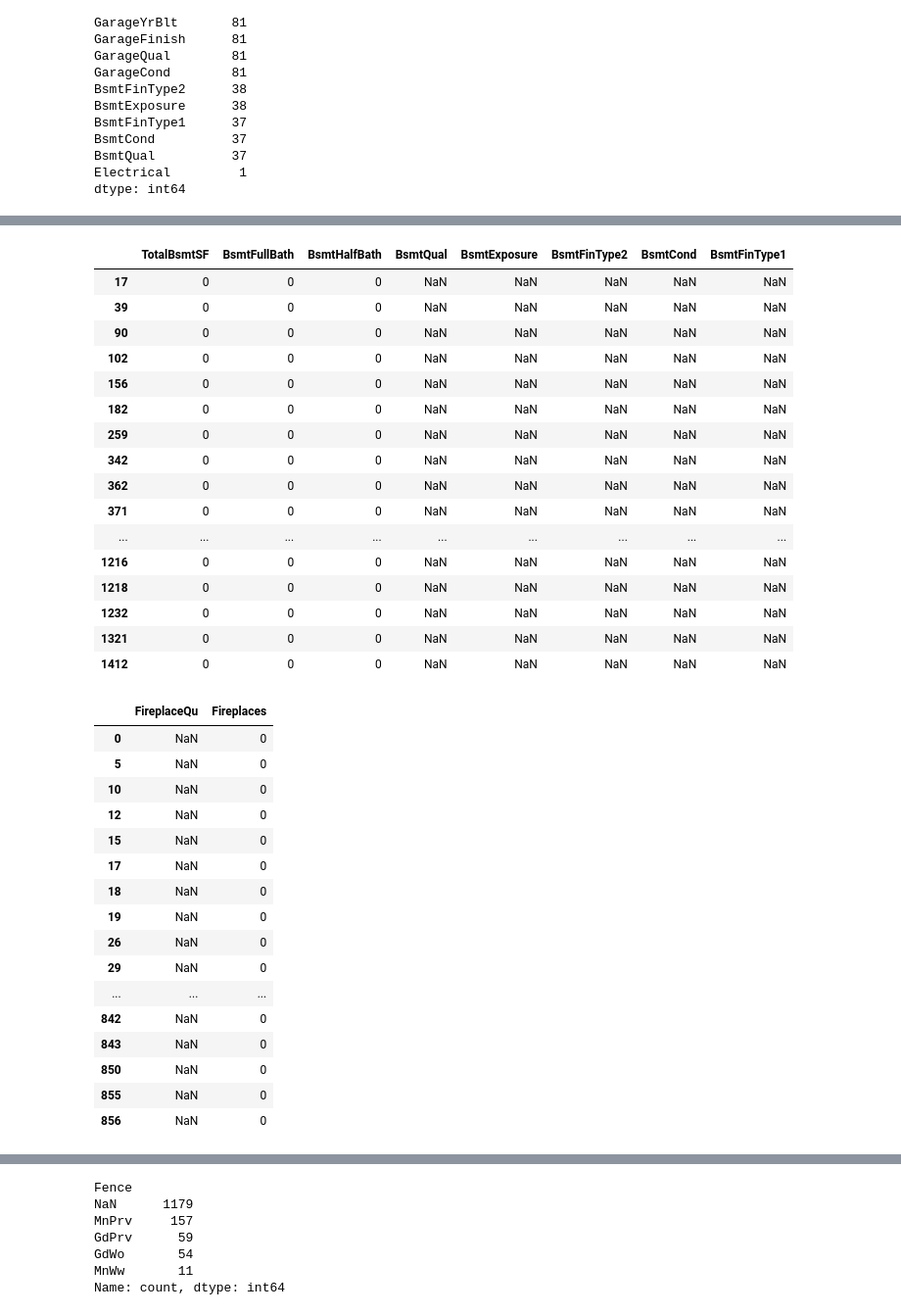
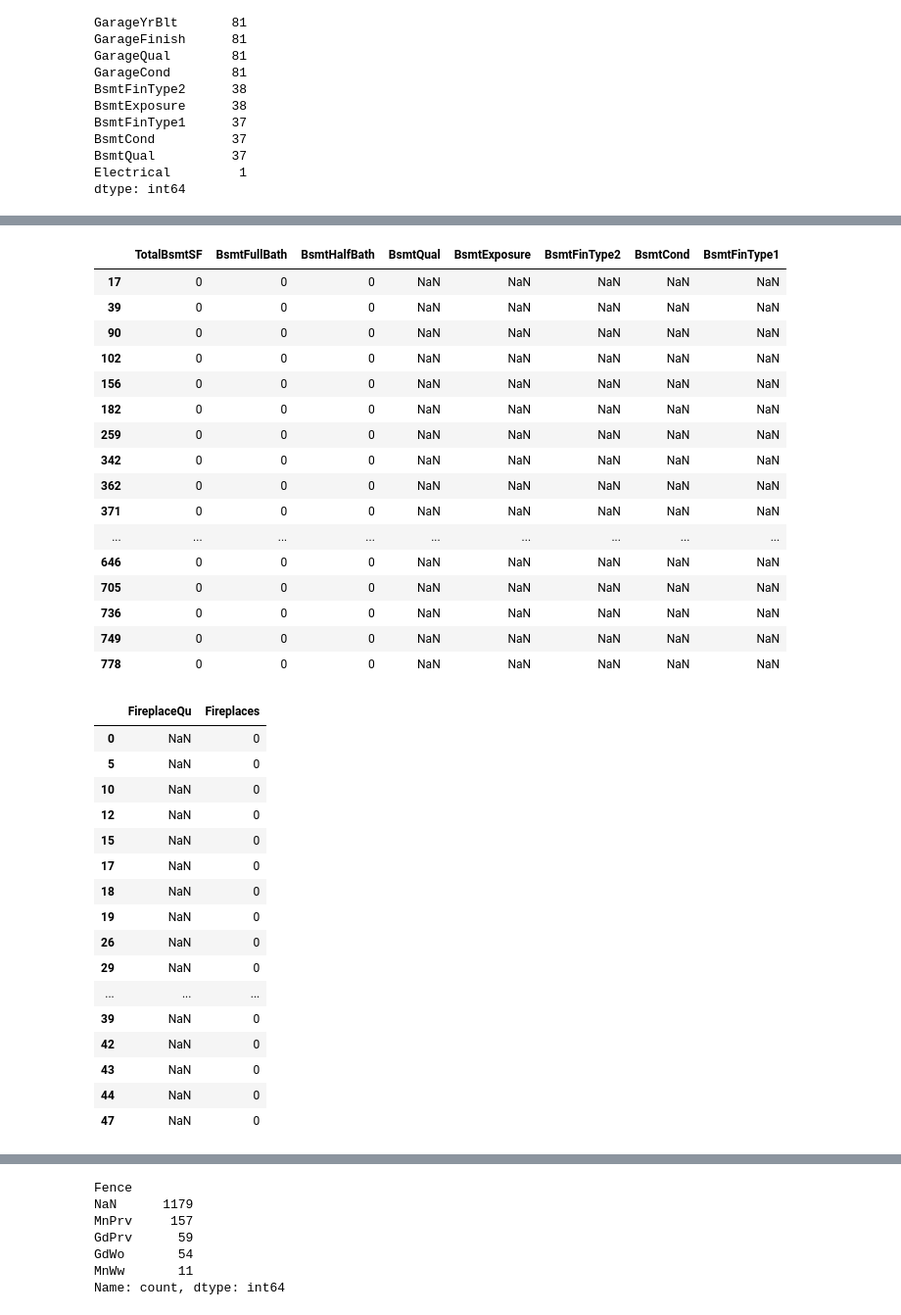
Before and after one commit to kogimurio/house_sales_prediction, a Jupyter notebook: saales_price_predictions.ipynb, the cells around one changed output, grey strips where cells are left out. Shown at 98% size. Cells and saved outputs as stored; diff of their text form; code cells hidden in the pictures.

```diff
--- a/saales_price_predictions.ipynb
+++ b/saales_price_predictions.ipynb
@@ -1,7 +1,7 @@
 # %%
 # Import dependences
 import pandas as pd
-pd.set_option('display.max_rows', None)
+# pd.set_option('display.max_rows', None)
 # %%
 # Read the Dataset
 dataset = pd.read_csv("train.csv")
@@ -1175,27 +1049,27 @@ dataset[dataset['GarageType'].isnull()][['GarageArea', 'GarageCars', 'GarageType
 # %%
 # Inspecting basement without values
-dataset[dataset['BsmtQual'].isnull()][['TotalBsmtSF', 'BsmtFullBath', 'BsmtHalfBath', 'BsmtQual', 'BsmtExposure', 'BsmtFinType2', 'BsmtCond', 'BsmtFinType1']]
+dataset[dataset['BsmtQual'].isnull()][['TotalBsmtSF', 'BsmtFullBath', 'BsmtHalfBath', 'BsmtQual', 'BsmtExposure', 'BsmtFinType2', 'BsmtCond', 'BsmtFinType1']].head(20)
 # %% [output]
 |  | TotalBsmtSF | BsmtFullBath | BsmtHalfBath | BsmtQual | BsmtExposure | BsmtFinType2 | BsmtCond | BsmtFinType1 |
 | 17 | 0 | 0 | 0 | NaN | NaN | NaN | NaN | NaN |
 | 39 | 0 | 0 | 0 | NaN | NaN | NaN | NaN | NaN |
 | 90 | 0 | 0 | 0 | NaN | NaN | NaN | NaN | NaN |
 | 102 | 0 | 0 | 0 | NaN | NaN | NaN | NaN | NaN |
 | 156 | 0 | 0 | 0 | NaN | NaN | NaN | NaN | NaN |
 | 182 | 0 | 0 | 0 | NaN | NaN | NaN | NaN | NaN |
 | 259 | 0 | 0 | 0 | NaN | NaN | NaN | NaN | NaN |
 | 342 | 0 | 0 | 0 | NaN | NaN | NaN | NaN | NaN |
 | 362 | 0 | 0 | 0 | NaN | NaN | NaN | NaN | NaN |
 | 371 | 0 | 0 | 0 | NaN | NaN | NaN | NaN | NaN |
 | ... | ... | ... | ... | ... | ... | ... | ... | ... |
-| 1216 | 0 | 0 | 0 | NaN | NaN | NaN | NaN | NaN |
-| 1218 | 0 | 0 | 0 | NaN | NaN | NaN | NaN | NaN |
-| 1232 | 0 | 0 | 0 | NaN | NaN | NaN | NaN | NaN |
-| 1321 | 0 | 0 | 0 | NaN | NaN | NaN | NaN | NaN |
-| 1412 | 0 | 0 | 0 | NaN | NaN | NaN | NaN | NaN |
+| 646 | 0 | 0 | 0 | NaN | NaN | NaN | NaN | NaN |
+| 705 | 0 | 0 | 0 | NaN | NaN | NaN | NaN | NaN |
+| 736 | 0 | 0 | 0 | NaN | NaN | NaN | NaN | NaN |
+| 749 | 0 | 0 | 0 | NaN | NaN | NaN | NaN | NaN |
+| 778 | 0 | 0 | 0 | NaN | NaN | NaN | NaN | NaN |
 # %%
 # Inspecting fireplace without values
-dataset[dataset['FireplaceQu'].isnull()][['FireplaceQu', 'Fireplaces']]
+dataset[dataset['FireplaceQu'].isnull()][['FireplaceQu', 'Fireplaces']].head(20)
 # %% [output]
 |  | FireplaceQu | Fireplaces |
 | 0 | NaN | 0 |
@@ -1209,10 +1083,10 @@ dataset[dataset['FireplaceQu'].isnull()][['FireplaceQu', 'Fireplaces']]
 | 26 | NaN | 0 |
 | 29 | NaN | 0 |
 | ... | ... | ... |
-| 842 | NaN | 0 |
-| 843 | NaN | 0 |
-| 850 | NaN | 0 |
-| 855 | NaN | 0 |
-| 856 | NaN | 0 |
+| 39 | NaN | 0 |
+| 42 | NaN | 0 |
+| 43 | NaN | 0 |
+| 44 | NaN | 0 |
+| 47 | NaN | 0 |
 # %%
 # Inspecting pool without values
```
Also changed, not shown: parts of 65 cells of this notebook.
